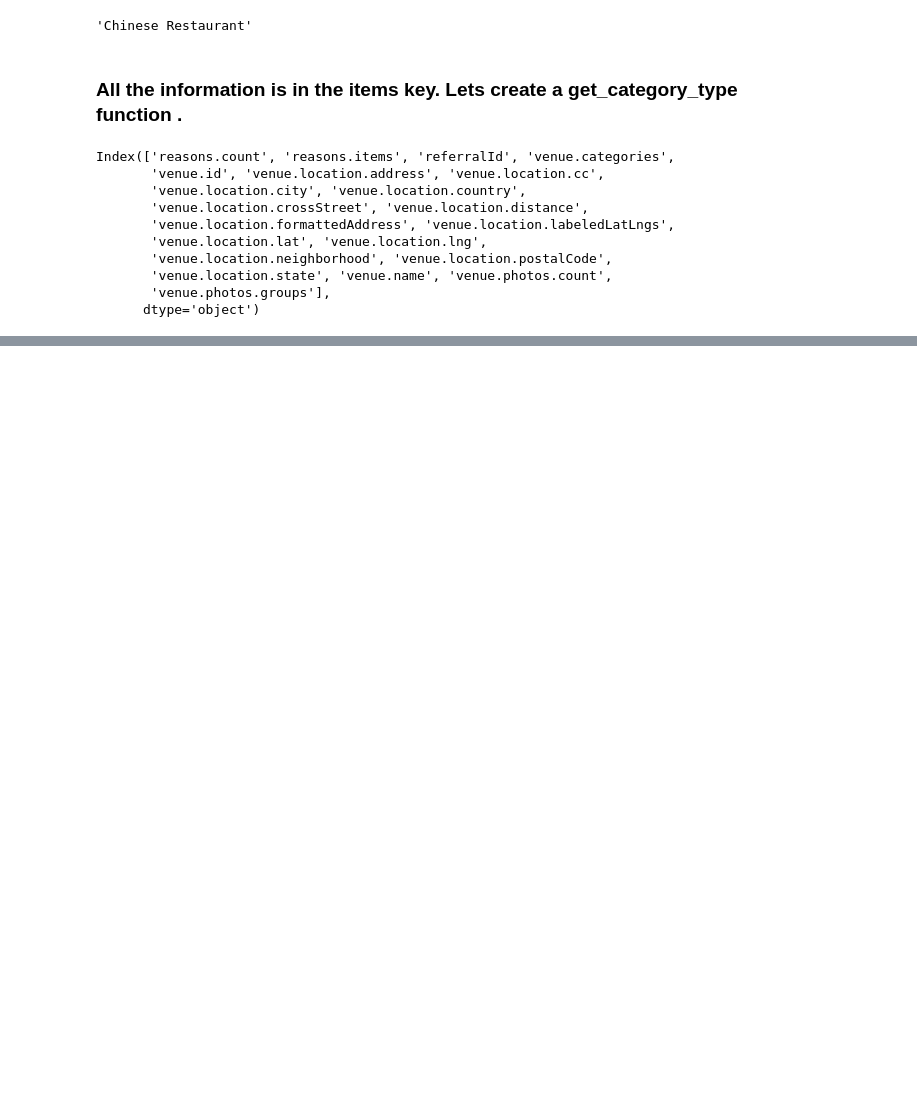
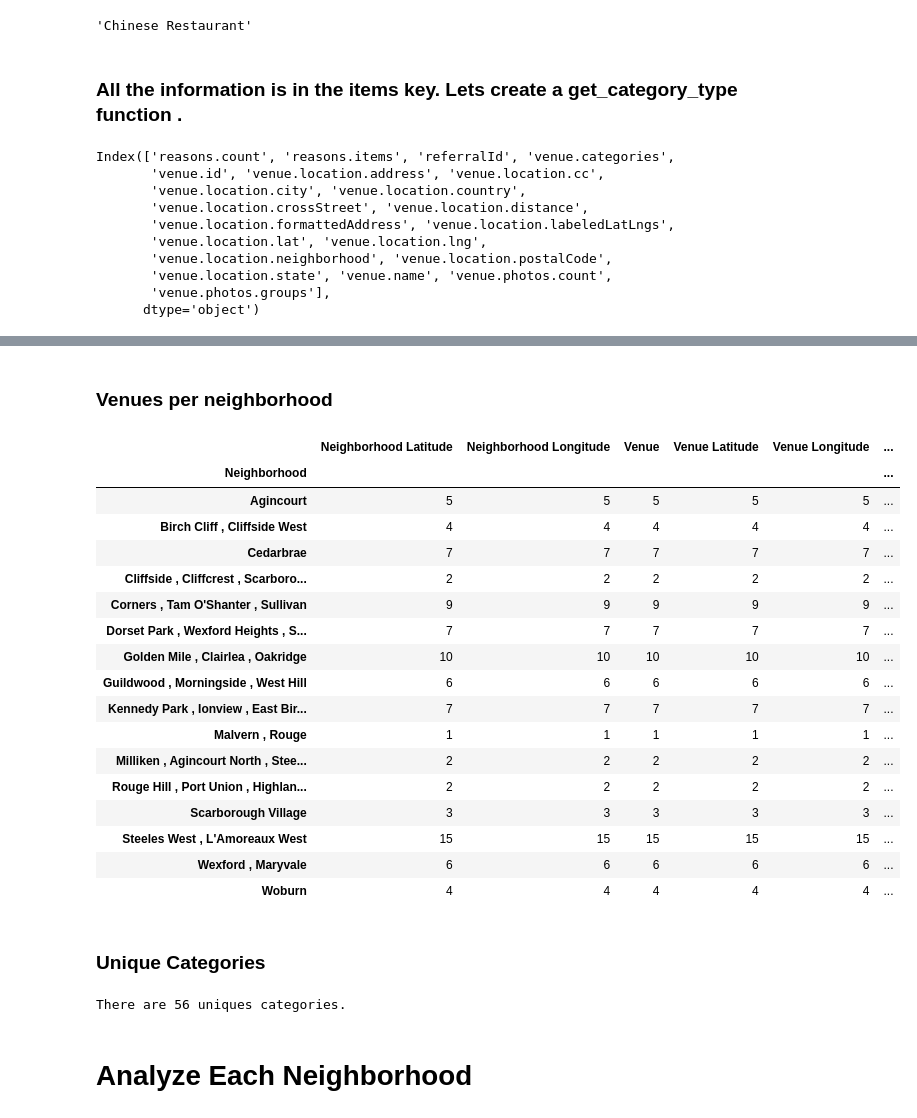
Before and after one commit to dhanup369/Capstone_Neighbodhood_Analysis, a Jupyter notebook: Segmenting and Clustering Neighborhoods in Toronto.ipynb, the cells around one changed output, grey strips where cells are left out. Saved outputs shown, nothing was run; the diff lists cells and outputs as text; code cells hidden in the pictures; blank space fills up the shorter version.

```diff
--- a/Segmenting and Clustering Neighborhoods in Toronto.ipynb
+++ b/Segmenting and Clustering Neighborhoods in Toronto.ipynb
@@ -501,0 +546,32 @@ nearby_venues
+# %% [markdown]
+### Venues per neighborhood
+# %%
+scarborough_venues.groupby('Neighborhood').count()
+# %% [output]
+|  | Neighborhood Latitude | Neighborhood Longitude | Venue | Venue Latitude | Venue Longitude | ... |
+| Neighborhood |  |  |  |  |  | ... |
+| Agincourt | 5 | 5 | 5 | 5 | 5 | ... |
+| Birch Cliff , Cliffside West | 4 | 4 | 4 | 4 | 4 | ... |
+| Cedarbrae | 7 | 7 | 7 | 7 | 7 | ... |
+| Cliffside , Cliffcrest , Scarboro... | 2 | 2 | 2 | 2 | 2 | ... |
+| Corners , Tam O'Shanter , Sullivan | 9 | 9 | 9 | 9 | 9 | ... |
+| Dorset Park , Wexford Heights , S... | 7 | 7 | 7 | 7 | 7 | ... |
+| Golden Mile , Clairlea , Oakridge | 10 | 10 | 10 | 10 | 10 | ... |
+| Guildwood , Morningside , West Hill | 6 | 6 | 6 | 6 | 6 | ... |
+| Kennedy Park , Ionview , East Bir... | 7 | 7 | 7 | 7 | 7 | ... |
+| Malvern , Rouge | 1 | 1 | 1 | 1 | 1 | ... |
+| Milliken , Agincourt North , Stee... | 2 | 2 | 2 | 2 | 2 | ... |
+| Rouge Hill , Port Union , Highlan... | 2 | 2 | 2 | 2 | 2 | ... |
+| Scarborough Village | 3 | 3 | 3 | 3 | 3 | ... |
+| Steeles West , L'Amoreaux West | 15 | 15 | 15 | 15 | 15 | ... |
+| Wexford , Maryvale | 6 | 6 | 6 | 6 | 6 | ... |
+| Woburn | 4 | 4 | 4 | 4 | 4 | ... |
+# %% [markdown]
+### Unique Categories
+# %%
+
+print('There are {} uniques categories.'.format(len(scarborough_venues['Venue Category'].unique())))
+# %% [output]
+There are 56 uniques categories.
+# %% [markdown]
+# Analyze Each Neighborhood
```
Also changed, not shown: parts of 43 cells of this notebook.
